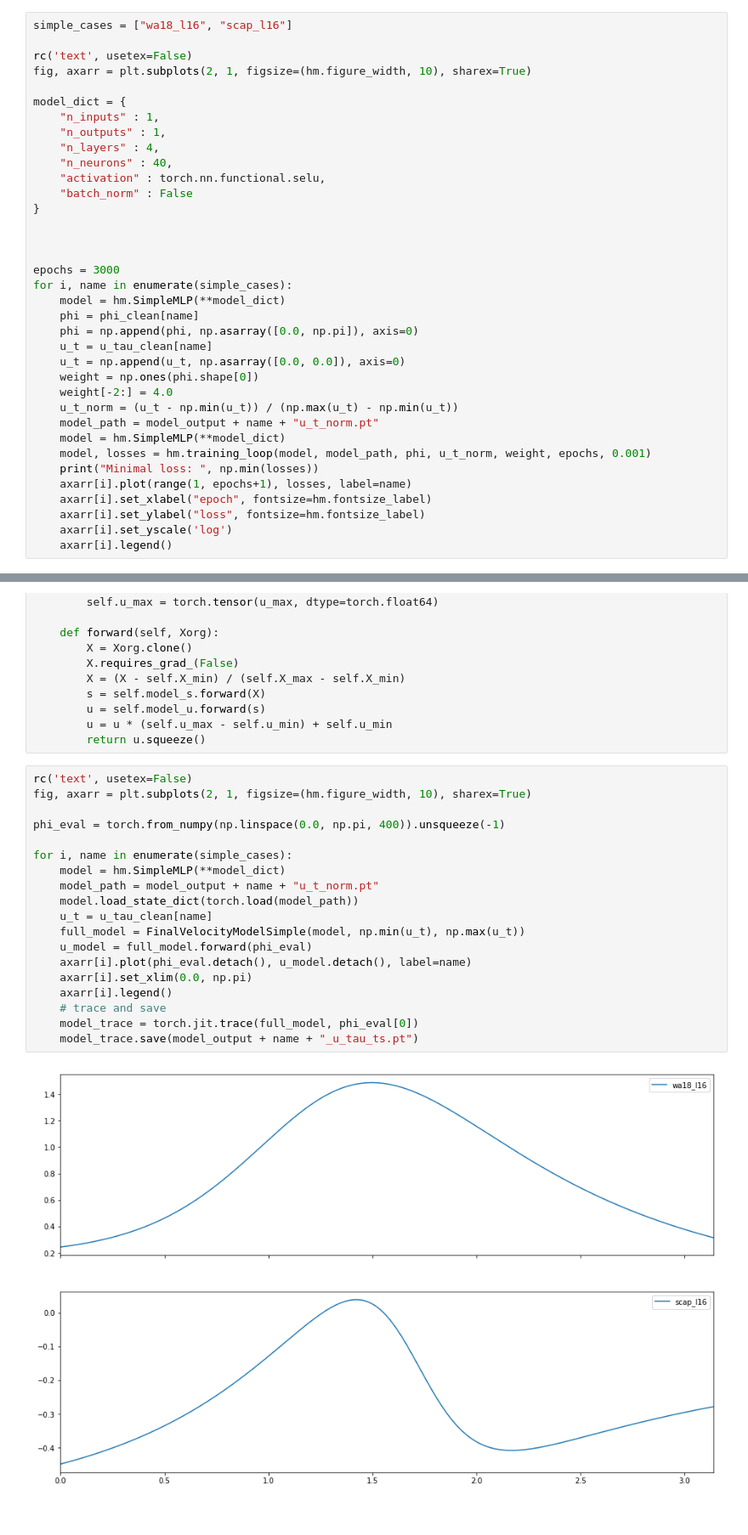
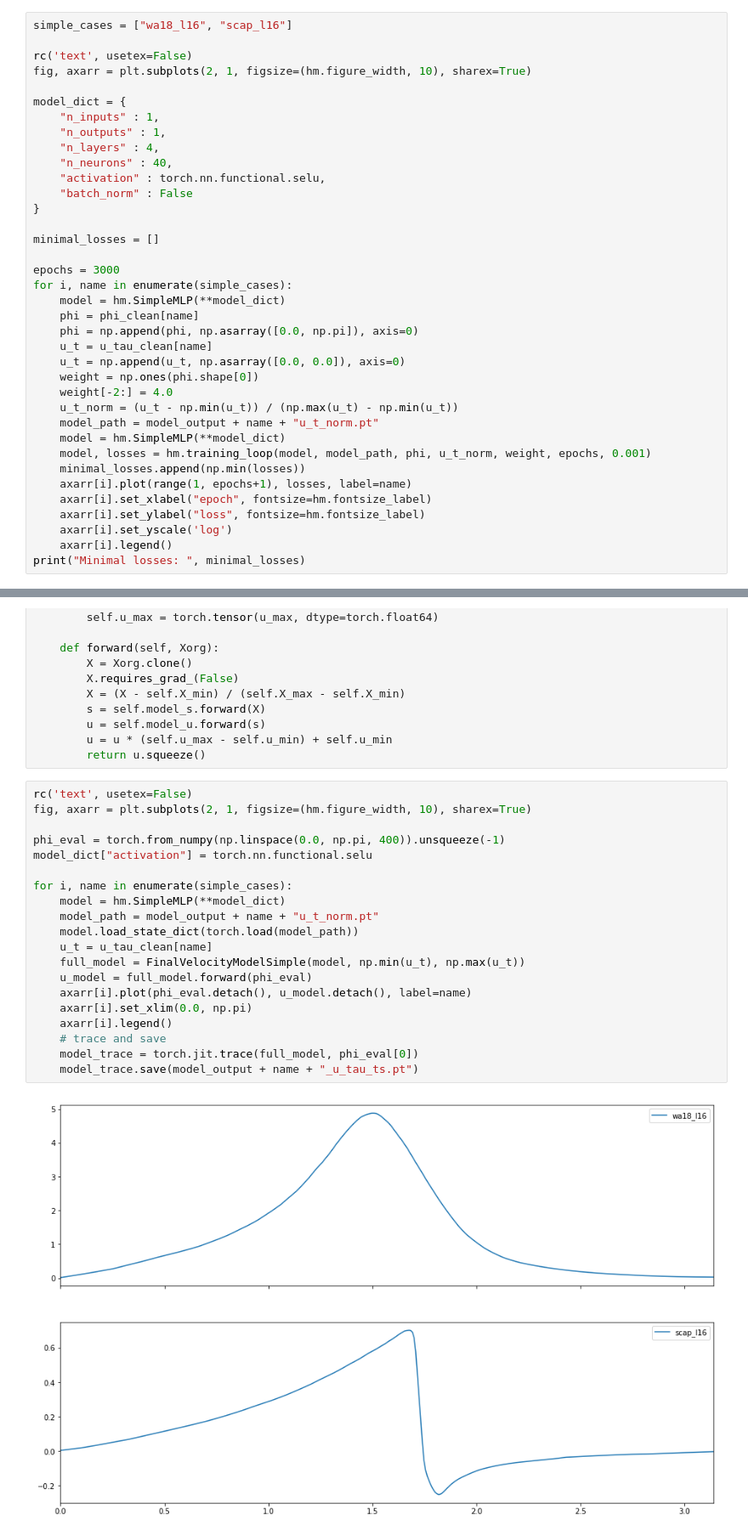
Before and after one commit to AndreWeiner/hybrid_approach_species, a Jupyter notebook: notebooks/basilisk_2D_interface_velocity.ipynb, the cells around one changed output, grey strips where cells are left out. Shown at 85% size. Drawn from its saved outputs; the diff is of its cells as text.

Commit message:
Add modified notebooks for post processing and visualization.

```diff
--- a/notebooks/basilisk_2D_interface_velocity.ipynb
+++ b/notebooks/basilisk_2D_interface_velocity.ipynb
@@ -166,7 +169,7 @@ model_dict = {
     "batch_norm" : False
 }
 
-
+minimal_losses = []
 
 epochs = 3000
 for i, name in enumerate(simple_cases):
@@ -181,10 +184,11 @@ for i, name in enumerate(simple_cases):
     model_path = model_output + name + "u_t_norm.pt"
     model = hm.SimpleMLP(**model_dict)
     model, losses = hm.training_loop(model, model_path, phi, u_t_norm, weight, epochs, 0.001)
-    print("Minimal loss: ", np.min(losses))
+    minimal_losses.append(np.min(losses))
     axarr[i].plot(range(1, epochs+1), losses, label=name)
     axarr[i].set_xlabel("epoch", fontsize=hm.fontsize_label)
     axarr[i].set_ylabel("loss", fontsize=hm.fontsize_label)
     axarr[i].set_yscale('log')
     axarr[i].legend()
+print("Minimal losses: ", minimal_losses)
 # %% [output]
@@ -426,24 +429,25 @@ class FinalVelocityModelComplex(torch.nn.Module):
 # %%
 rc('text', usetex=False)
 fig, axarr = plt.subplots(2, 1, figsize=(hm.figure_width, 10), sharex=True)
 
 phi_eval = torch.from_numpy(np.linspace(0.0, np.pi, 400)).unsqueeze(-1)
+model_dict["activation"] = torch.nn.functional.selu
 
 for i, name in enumerate(simple_cases):
     model = hm.SimpleMLP(**model_dict)
     model_path = model_output + name + "u_t_norm.pt"
     model.load_state_dict(torch.load(model_path))
     u_t = u_tau_clean[name]
     full_model = FinalVelocityModelSimple(model, np.min(u_t), np.max(u_t))
     u_model = full_model.forward(phi_eval)
     axarr[i].plot(phi_eval.detach(), u_model.detach(), label=name)
     axarr[i].set_xlim(0.0, np.pi)
     axarr[i].legend()
     # trace and save
     model_trace = torch.jit.trace(full_model, phi_eval[0])
     model_trace.save(model_output + name + "_u_tau_ts.pt")
 # %% [output]
-[figure, old version]
+[figure, new version]
 # %%
 rc('text', usetex=False)
 fig, ax = plt.subplots(1, 1, figsize=(hm.figure_width, 6), sharex=True)
```
Also changed, not shown: parts of 2 cells of this notebook, 9 other files.
